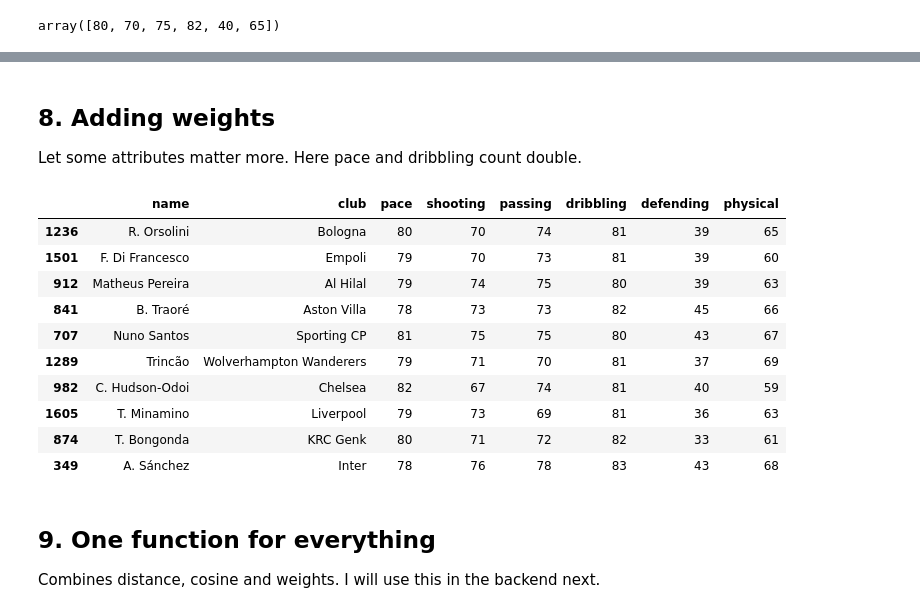
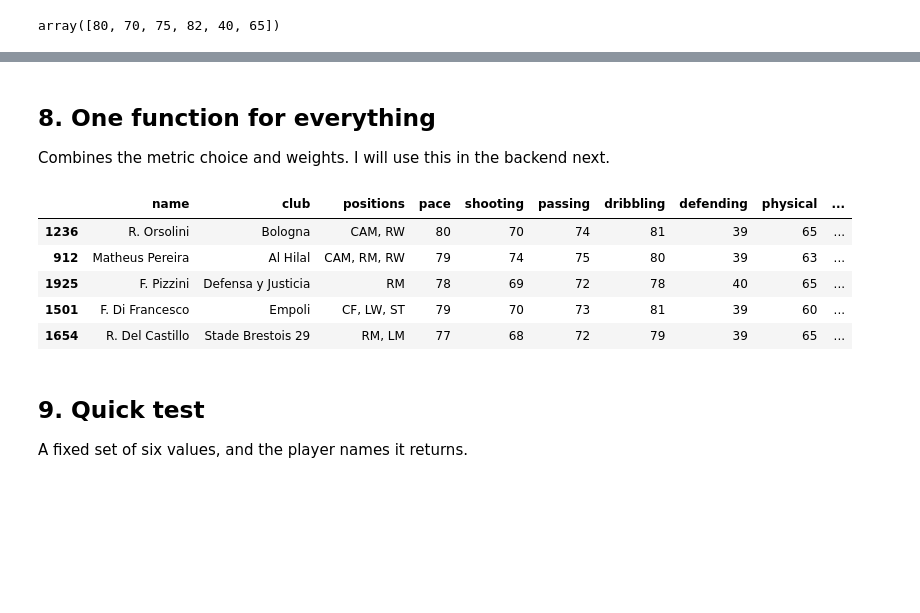
Before and after one commit to Jsn04/ProMatch, a Jupyter notebook: data/similarity.ipynb, the cells around one changed output, grey strips where cells are left out. Drawn from its saved outputs; the diff is of its cells as text; code cells hidden in the pictures; blank space fills up the shorter version.

```diff
--- a/data/similarity.ipynb
+++ b/data/similarity.ipynb
@@ -116,10 +123,10 @@ Measures playing style (the shape of the attributes), ignoring the overall level
 # %%
-def cosine_similarity(vector_a, vector_b):
-    dot = (vector_a * vector_b).sum()
-    return dot / (np.linalg.norm(vector_a) * np.linalg.norm(vector_b))
+weights = {"pace": 2, "shooting": 1, "passing": 1, "dribbling": 2, "defending": 1, "physical": 1}
+weight_vector = np.array([weights[a] for a in attributes])
 
-players["style_match"] = players[attributes].apply(
-    lambda row: cosine_similarity(user_vector, row.to_numpy()), axis=1
-)
-players.sort_values("style_match", ascending=False).head(10)[["name", "club", "positions", "style_match"]]
+weighted_knn = NearestNeighbors(n_neighbors=10, metric="euclidean")
+weighted_knn.fit(players[attributes].to_numpy() * weight_vector)
+
+w_dist, w_idx = weighted_knn.kneighbors([user_vector * weight_vector])
+players.iloc[w_idx[0]][["name", "club"] + attributes]
 # %% [output]
@@ -137,30 +144,45 @@ players.sort_values("style_match", ascending=False).head(10)[["name", "club", "p
 # %% [markdown]
-## 8. Adding weights
+## 8. One function for everything
 
-Let some attributes matter more. Here pace and dribbling count double.
+Combines the metric choice and weights. I will use this in the backend next.
 # %%
-weights = {"pace": 2, "shooting": 1, "passing": 1, "dribbling": 2, "defending": 1, "physical": 1}
-weight_vector = np.array([weights[a] for a in attributes])
+def recommend(user, method="euclidean", weights=None, top_n=10):
+    if weights is None:
+        weights = {a: 1 for a in attributes}
+    weight_vector = np.array([weights[a] for a in attributes])
 
-weighted_user = user_vector * weight_vector
-players["weighted_distance"] = players[attributes].apply(
-    lambda row: euclidean_distance(weighted_user, row.to_numpy() * weight_vector), axis=1
-)
-players.sort_values("weighted_distance").head(10)[["name", "club"] + attributes]
+    # apply the weights to both the players and the user input
+    player_data = players[attributes].to_numpy() * weight_vector
+    user_point = np.array([user[a] for a in attributes]) * weight_vector
+
+    # find the nearest players with k-NN
+    knn = NearestNeighbors(n_neighbors=top_n, metric=method)
+    knn.fit(player_data)
+    distances, indices = knn.kneighbors([user_point])
+
+    # turn the distance into an easy 0-100 match score
+    if method == "euclidean":
+        max_distance = np.sqrt((weight_vector ** 2 * (99 ** 2)).sum())
+        match = (1 - distances[0] / max_distance) * 100
+    else:  # cosine distance is 1 - similarity
+        match = (1 - distances[0]) * 100
+
+    result = players.iloc[indices[0]].copy()
+    result["match_percent"] = match.round(1)
+    return result[["name", "club", "positions"] + attributes + ["match_percent"]]
+
+
+# test it
+recommend(user, method="euclidean", top_n=5)
 # %% [output]
-|  | name | club | pace | shooting | passing | dribbling | defending | physical |
-| 1236 | R. Orsolini | Bologna | 80 | 70 | 74 | 81 | 39 | 65 |
-| 1501 | F. Di Francesco | Empoli | 79 | 70 | 73 | 81 | 39 | 60 |
-| 912 | Matheus Pereira | Al Hilal | 79 | 74 | 75 | 80 | 39 | 63 |
-| 841 | B. Traoré | Aston Villa | 78 | 73 | 73 | 82 | 45 | 66 |
-| 707 | Nuno Santos | Sporting CP | 81 | 75 | 75 | 80 | 43 | 67 |
-| 1289 | Trincão | Wolverhampton Wanderers | 79 | 71 | 70 | 81 | 37 | 69 |
-| 982 | C. Hudson-Odoi | Chelsea | 82 | 67 | 74 | 81 | 40 | 59 |
-| 1605 | T. Minamino | Liverpool | 79 | 73 | 69 | 81 | 36 | 63 |
-| 874 | T. Bongonda | KRC Genk | 80 | 71 | 72 | 82 | 33 | 61 |
-| 349 | A. Sánchez | Inter | 78 | 76 | 78 | 83 | 43 | 68 |
+|  | name | club | positions | pace | shooting | passing | dribbling | defending | physical | ... |
+| 1236 | R. Orsolini | Bologna | CAM, RW | 80 | 70 | 74 | 81 | 39 | 65 | ... |
+| 912 | Matheus Pereira | Al Hilal | CAM, RM, RW | 79 | 74 | 75 | 80 | 39 | 63 | ... |
+| 1925 | F. Pizzini | Defensa y Justicia | RM | 78 | 69 | 72 | 78 | 40 | 65 | ... |
+| 1501 | F. Di Francesco | Empoli | CF, LW, ST | 79 | 70 | 73 | 81 | 39 | 60 | ... |
+| 1654 | R. Del Castillo | Stade Brestois 29 | RM, LM | 77 | 68 | 72 | 79 | 39 | 65 | ... |
 # %% [markdown]
-## 9. One function for everything
+## 9. Quick test
 
-Combines distance, cosine and weights. I will use this in the backend next.
+A fixed set of six values, and the player names it returns.
 # %%
```
Also changed, not shown: parts of 15 cells of this notebook.
